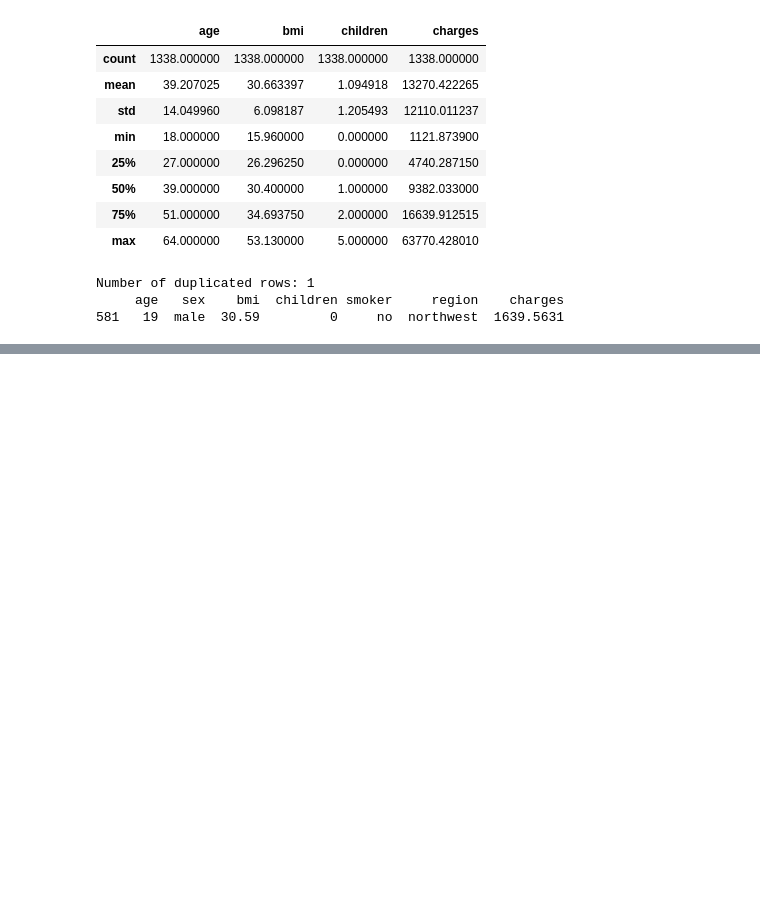
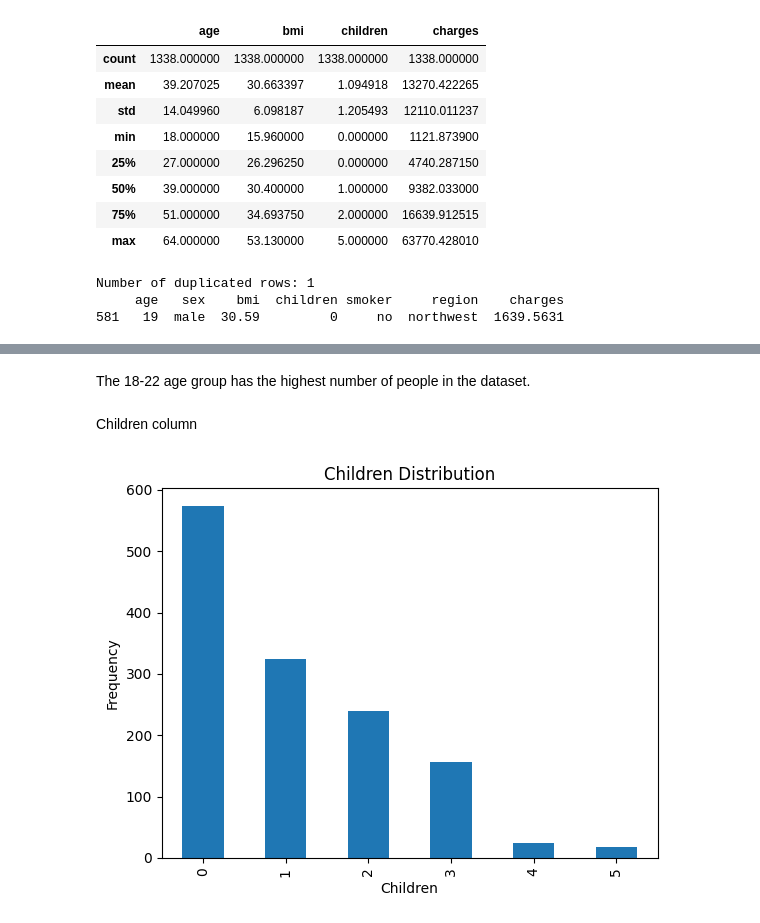
Before and after one commit to LinaSeongyeonSon/Medical-Insurance-Cost-Prediction, a Jupyter notebook: Medical_Insurance_Cost_Prediction.ipynb, the cells around one changed output, grey strips where cells are left out. Saved outputs shown, nothing was run; the diff lists cells and outputs as text; code cells hidden in the pictures; blank space fills up the shorter version.

```diff
--- a/Medical_Insurance_Cost_Prediction.ipynb
+++ b/Medical_Insurance_Cost_Prediction.ipynb
@@ -101,0 +175,16 @@ Number of duplicated rows: 1
+# %% [markdown]
+The 18-22 age group has the highest number of people in the dataset.
+# %% [markdown]
+Children column
+# %%
+# Histogram
+
+df['children'].value_counts().plot(kind='bar')
+
+plt.title('Children Distribution')
+plt.xlabel('Children')
+plt.ylabel('Frequency')
+
+plt.show()
+# %% [output]
+[figure, added]
```
Also changed, not shown: parts of 36 cells of this notebook.
